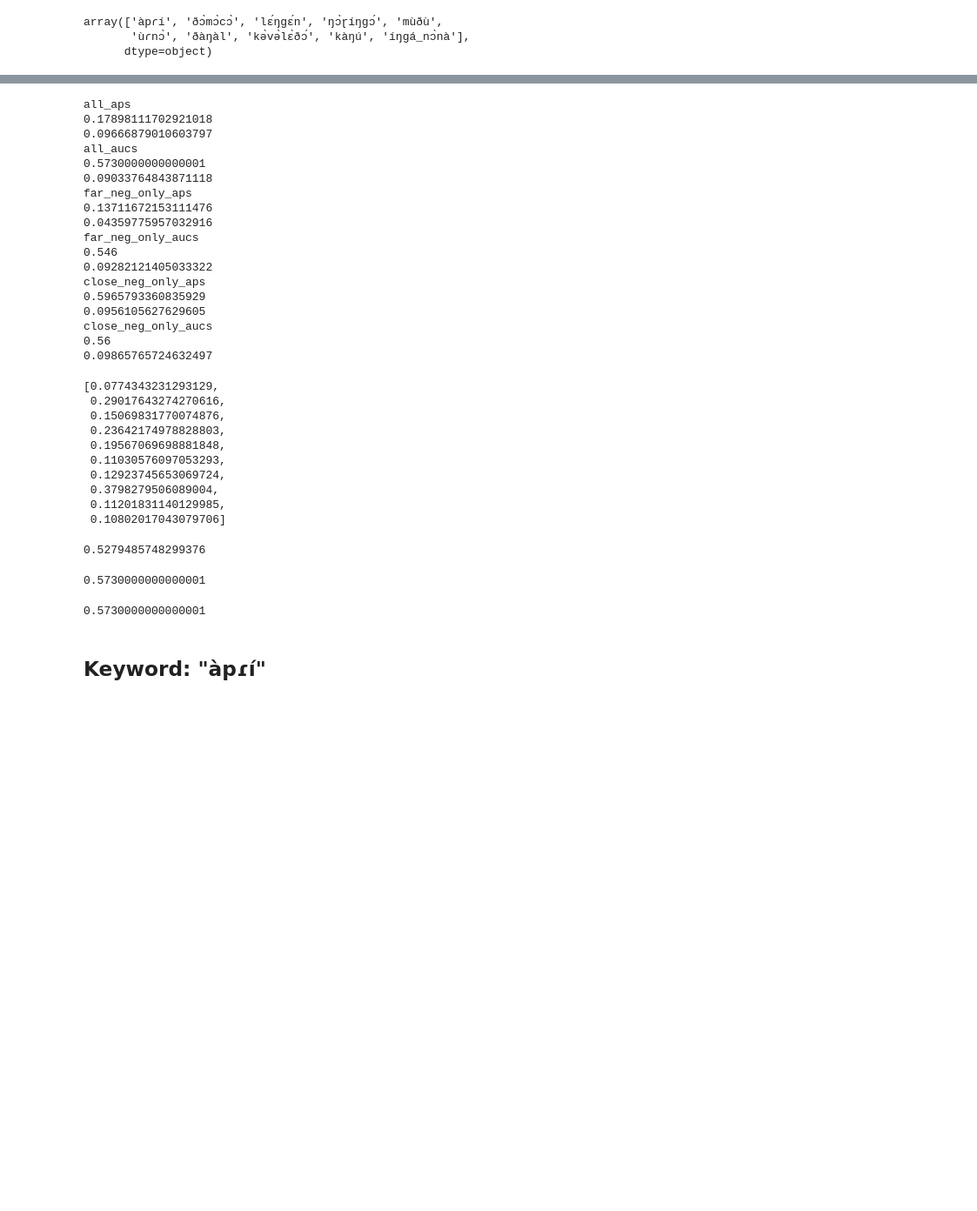
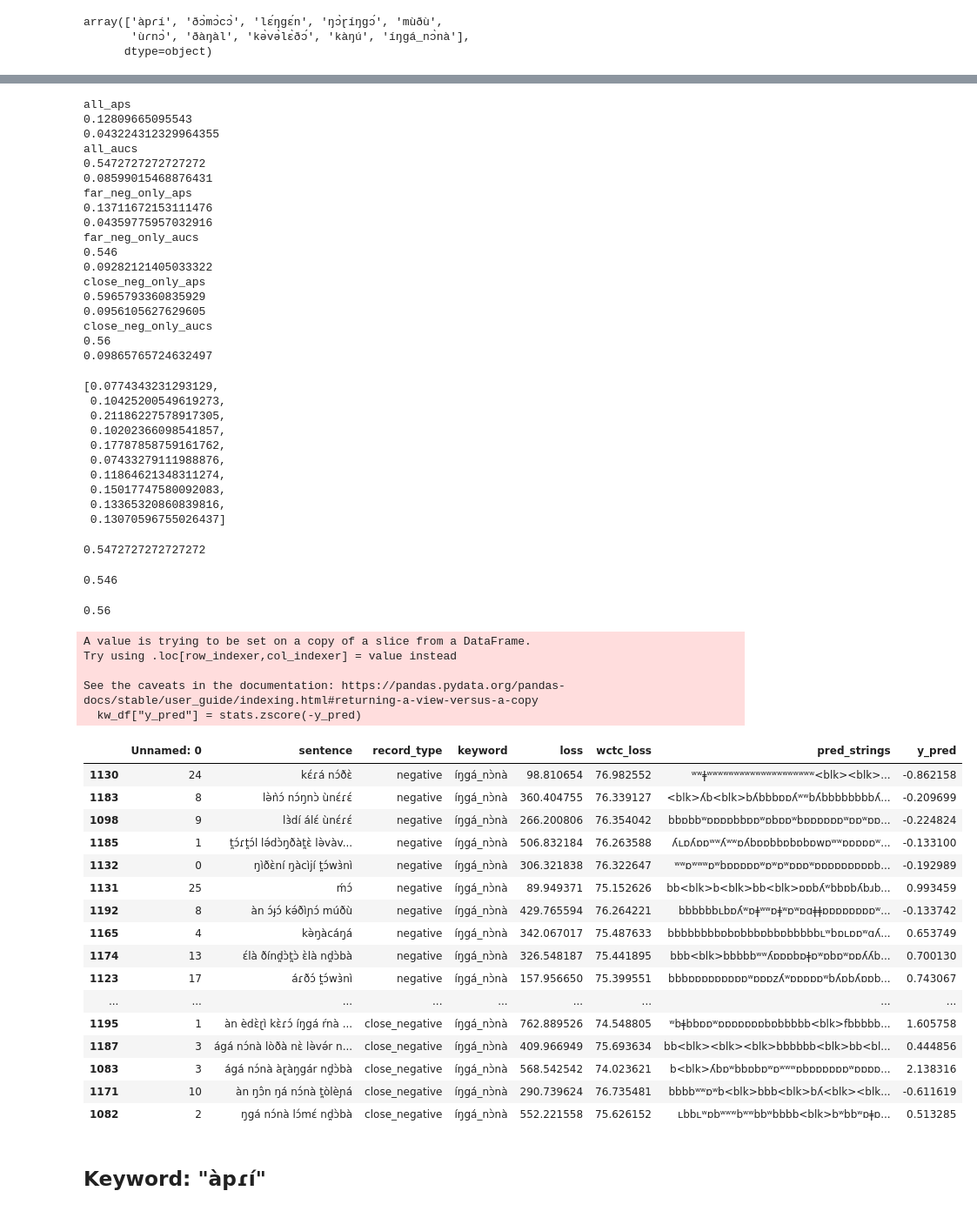
Before and after one commit to markjosims/tira_kws, a Jupyter notebook: notebooks/oishani_metrics_vis.ipynb, the cells around one changed output, grey strips where cells are left out. Shown at 87% size. Drawn from its saved outputs; the diff is of its cells as text; code cells hidden in the pictures; blank space fills up the shorter version.

Commit message:
added csvs for analysis

```diff
--- a/notebooks/oishani_metrics_vis.ipynb
+++ b/notebooks/oishani_metrics_vis.ipynb
@@ -66,7 +67,7 @@ for kw in df["keyword"].unique():
     all_kws = df[df["keyword"] == kw]
     y_pred = all_kws["wctc_loss"]
     y_pred = stats.zscore(-y_pred)
-    y_true = ap_kw_df['record_type'].map(
+    y_true = all_kws['record_type'].map(
                     {'positive': 1,
                     'negative': 0,
                     'close_negative': 0}
@@ -141,6 +142,8 @@ print(f"{len(cn_aucs)=}")
 
 df_2 = pd.DataFrame({"keyword":kws, "all_aps":all_aps, "all_aucs": all_aucs, "far_neg_only_aps":fn_aps, "far_neg_only_aucs":fn_aucs, "close_neg_only_aps":cn_aps, "close_neg_only_aucs":cn_aucs})
 df_2
+
+df_2.to_csv('analysis_dfs/aucs.csv')
 # %% [output]
 àpɾí
 Average Precision: 0.0774
@@ -180,11 +172,11 @@ for col in df_2.columns:
         print(df_2[col].std())
 # %% [output]
 all_aps
-0.17898111702921018
-0.09666879010603797
+0.12809665095543
+0.043224312329964355
 all_aucs
-0.5730000000000001
-0.09033764843871118
+0.5472727272727272
+0.08599015468876431
 far_neg_only_aps
 0.13711672153111476
 0.04359775957032916
@@ -201,30 +193,66 @@ close_neg_only_aucs
 all_aps
 # %% [output]
 [0.0774343231293129,
- 0.29017643274270616,
- 0.15069831770074876,
- 0.23642174978828803,
- 0.19567069698881848,
- 0.11030576097053293,
- 0.12923745653069724,
- 0.3798279506089004,
- 0.11201831140129985,
- 0.10802017043079706]
+ 0.10425200549619273,
+ 0.21186227578917305,
+ 0.10202366098541857,
+ 0.17787858759161762,
+ 0.07433279111988876,
+ 0.11864621348311274,
+ 0.15017747580092083,
+ 0.13365320860839816,
+ 0.13070596755026437]
 # %%
 all_aucs = list(set(all_aucs))
 all_auc_avg = sum(all_aucs)/len(all_aucs)
 all_auc_avg
 # %% [output]
-0.5279485748299376
+0.5472727272727272
 # %%
 fn_aucs = list(set(fn_aucs))
 fn_auc_avg = sum(fn_aucs)/len(fn_aucs)
 fn_auc_avg
 # %% [output]
-0.5730000000000001
+0.546
 # %%
 cn_aucs = list(set(cn_aucs))
 cn_auc_avg = sum(cn_aucs)/len(cn_aucs)
 cn_auc_avg
 # %% [output]
-0.5730000000000001
+0.56
+# %%
+kw_df = df[df["keyword"] == kw]
+
+y_pred = kw_df["wctc_loss"]
+kw_df["y_pred"] = stats.zscore(-y_pred)
+
+kw_df = kw_df.sort_values(by="wctc_loss", ascending=True)
+
+#type_order = ["positive", "close_negative", "negative"]
+#kw_df['record_type'] = pd.Categorical(df['record_type'], categories=type_order, ordered=True)
+kw_df = kw_df.sort_values('record_type', ascending=False)
+
+kw_df.tail(60)
+# %% [output]
+A value is trying to be set on a copy of a slice from a DataFrame.
+Try using .loc[row_indexer,col_indexer] = value instead
+
+See the caveats in the documentation: https://pandas.pydata.org/pandas-docs/stable/user_guide/indexing.html#returning-a-view-versus-a-copy
+  kw_df["y_pred"] = stats.zscore(-y_pred)
+|  | Unnamed: 0 | sentence | record_type | keyword | loss | wctc_loss | pred_strings | y_pred |
+| 1130 | 24 | kɛ́ɾá nɔ́ðɛ̀ | negative | íŋgá_nɔ̀nà | 98.810654 | 76.982552 | ʷʷǂʷʷʷʷʷʷʷʷʷʷʷʷʷʷʷʷʷʷʷʷ<blk><blk>... | -0.862158 |
+| 1183 | 8 | lə̀ǹɔ́ nɔ́ŋnɔ̀ ùnɛ́ɾɛ́ | negative | íŋgá_nɔ̀nà | 360.404755 | 76.339127 | <blk>ʎb<blk>bʎbbbɒɒʎʷʷbʎbbbbbbbbʎ... | -0.209699 |
+| 1098 | 9 | lɜ̀dí álɛ́ ùnɛ́ɾɛ́ | negative | íŋgá_nɔ̀nà | 266.200806 | 76.354042 | bbɒbbʷɒɒɒɒbbɒɒʷɒbɒɒʷbɒɒɒɒɒɒʷɒɒʷɒɒ... | -0.224824 |
+| 1185 | 1 | t̪ɔ́ɾt̪ɔ́l lə́dɔ̀ŋðàt̪ɛ̀ lə̀vàv... | negative | íŋgá_nɔ̀nà | 506.832184 | 76.263588 | ʎʟɒʎɒɒʷʷʎʷʷɒʎbɒɒbbɒbɒbɒwɒʷʷɒɒɒɒɒʷ... | -0.133100 |
+| 1132 | 0 | ŋìðɛ̀ní ŋàcìjí t̪ɔ́wɜ̀nì | negative | íŋgá_nɔ̀nà | 306.321838 | 76.322647 | ʷʷɒʷʷʷɒʷbɒɒɒɒɒʷɒʷɒʷɒɒɒʷɒɒɒɒɒɒɒɒɒb... | -0.192989 |
+| 1131 | 25 | ḿɔ́ | negative | íŋgá_nɔ̀nà | 89.949371 | 75.152626 | bb<blk>b<blk>bb<blk>ɒɒbʎʷbbɒbʎbɹb... | 0.993459 |
+| 1192 | 8 | àn ɔ́ɟɔ́ kə́ðìɲɔ́ múðù | negative | íŋgá_nɔ̀nà | 429.765594 | 76.264221 | bbbbbbʟbɒʎʷɒǂʷʷɒǂʷɒʷɒɑǂǂɒɒɒɒɒɒɒɒʷ... | -0.133742 |
+| 1165 | 4 | kə̀ŋàcáŋá | negative | íŋgá_nɔ̀nà | 342.067017 | 75.487633 | bbbbbbbbɒbɒbbbɒbbɒbbbbbʟʷbɒʟɒɒʷɑʎ... | 0.653749 |
+| 1174 | 13 | ɛ́là ðínd̪ɔ̀t̪ɔ̀ ɛ̀là nd̪ɔ̀bà | negative | íŋgá_nɔ̀nà | 326.548187 | 75.441895 | bbb<blk>bbbbbʷʷʎɒɒɒbɒǂɒʷɒbɒʷɒɒʎʎb... | 0.700130 |
+| 1123 | 17 | áɾðɔ́ t̪ɔ́wɜ̀nì | negative | íŋgá_nɔ̀nà | 157.956650 | 75.399551 | bbbɒɒɒɒɒɒɒɒɒʷɒɒɒzʎʷɒɒɒɒɒʷbʎɒbʎɒɒb... | 0.743067 |
+| ... | ... | ... | ... | ... | ... | ... | ... | ... |
+| 1195 | 1 | àn èdɛ̀ɽì kɛ̀ɾɔ́ íŋgá ŕnà ... | close_negative | íŋgá_nɔ̀nà | 762.889526 | 74.548805 | ʷbǂbbɒɒʷɒɒɒɒɒɒɒbɒbbbbb<blk>fbbbbb... | 1.605758 |
+| 1187 | 3 | ágá nɔ́nà lòðà nɛ̀ lə̀və́r n... | close_negative | íŋgá_nɔ̀nà | 409.966949 | 75.693634 | bb<blk><blk><blk>bbbbbb<blk>bb<bl... | 0.444856 |
+| 1083 | 3 | ágá nɔ́nà àɽàŋgár nd̪ɔ̀bà | close_negative | íŋgá_nɔ̀nà | 568.542542 | 74.023621 | b<blk>ʎbɒʷbbɒbɒʷɒʷʷʷɒbɒɒɒɒɒɒʷɒɒɒɒ... | 2.138316 |
+| 1171 | 10 | àn ŋɔ̂n ŋá nɔ́nà t̪òlèɲá | close_negative | íŋgá_nɔ̀nà | 290.739624 | 76.735481 | bbbbʷʷɒʷb<blk>bbb<blk>bʎ<blk><blk... | -0.611619 |
+| 1082 | 2 | ŋgá nɔ́nà lɔ́mɛ́ nd̪ɔ̀bà | close_negative | íŋgá_nɔ̀nà | 552.221558 | 75.626152 | ʟbbʟʷɒbʷʷʷbʷʷbbʷbbbb<blk>bʷbbʷɒǂɒ... | 0.513285 |
```
Also changed, not shown: parts of 3 cells of this notebook, 11 other files.
